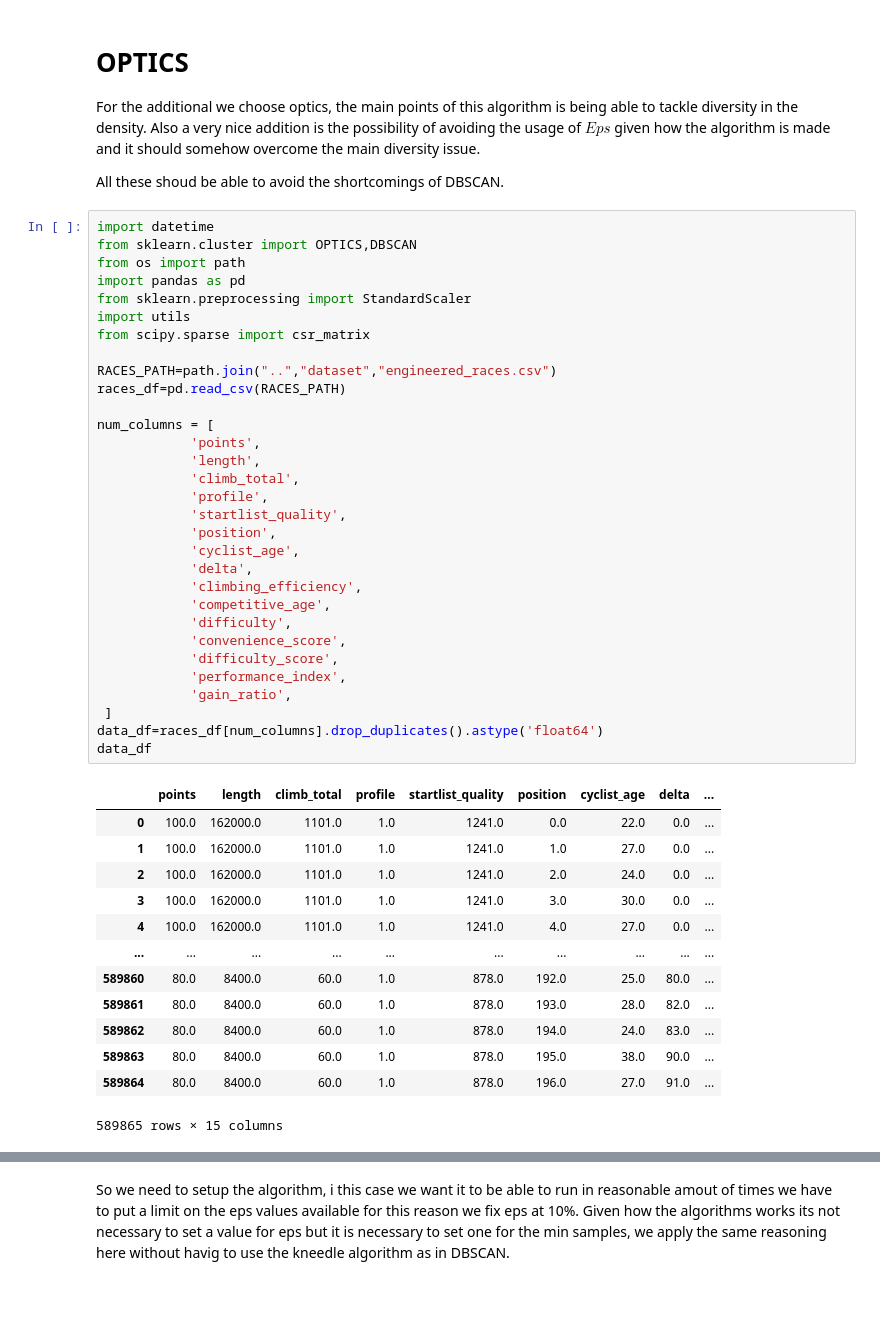
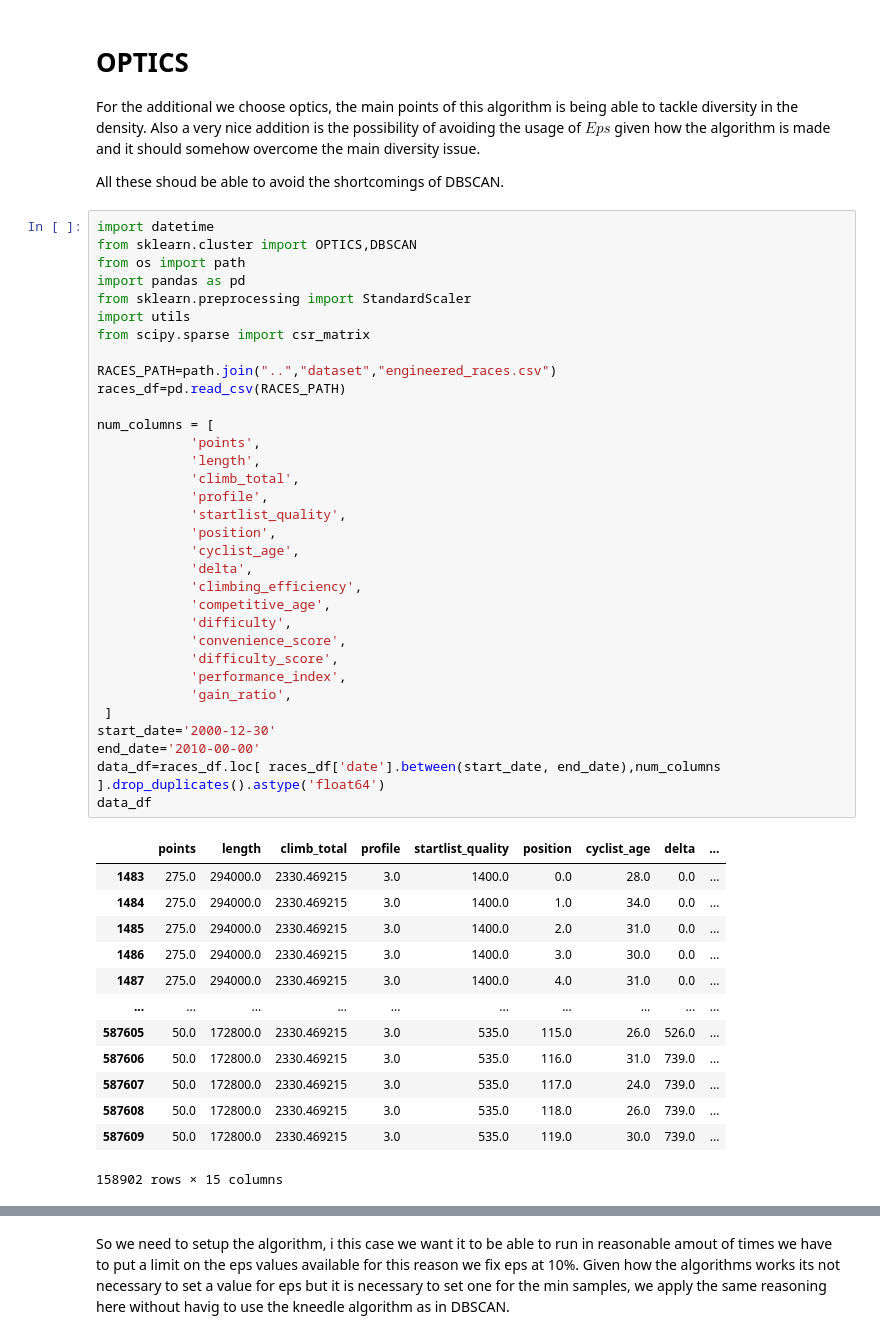
Before and after one commit to DadeOrsu/dm_project24_group_6, a Jupyter notebook: src/task3_clustering/optics.ipynb, the cells around one changed output, grey strips where cells are left out. Cells and saved outputs as stored; diff of their text form; blank space fills up the shorter version.

```diff
--- a/src/task3_clustering/optics.ipynb
+++ b/src/task3_clustering/optics.ipynb
@@ -9,46 +9,48 @@ import datetime
 from sklearn.cluster import OPTICS,DBSCAN
 from os import path
 import pandas as pd
 from sklearn.preprocessing import StandardScaler
 import utils
 from scipy.sparse import csr_matrix
 
 RACES_PATH=path.join("..","dataset","engineered_races.csv")
 races_df=pd.read_csv(RACES_PATH)
 
 num_columns = [
             'points',
             'length',
             'climb_total',
             'profile',
             'startlist_quality',
             'position',
             'cyclist_age',
             'delta',
             'climbing_efficiency',
             'competitive_age',
             'difficulty',
             'convenience_score',
             'difficulty_score',
             'performance_index',
             'gain_ratio',
  ]
-data_df=races_df[num_columns].drop_duplicates().astype('float64')
+start_date='2000-12-30'
+end_date='2010-00-00'
+data_df=races_df.loc[ races_df['date'].between(start_date, end_date),num_columns ].drop_duplicates().astype('float64')
 data_df
 # %% [output]
 |  | points | length | climb_total | profile | startlist_quality | position | cyclist_age | delta | ... |
-| 0 | 100.0 | 162000.0 | 1101.0 | 1.0 | 1241.0 | 0.0 | 22.0 | 0.0 | ... |
-| 1 | 100.0 | 162000.0 | 1101.0 | 1.0 | 1241.0 | 1.0 | 27.0 | 0.0 | ... |
-| 2 | 100.0 | 162000.0 | 1101.0 | 1.0 | 1241.0 | 2.0 | 24.0 | 0.0 | ... |
-| 3 | 100.0 | 162000.0 | 1101.0 | 1.0 | 1241.0 | 3.0 | 30.0 | 0.0 | ... |
-| 4 | 100.0 | 162000.0 | 1101.0 | 1.0 | 1241.0 | 4.0 | 27.0 | 0.0 | ... |
+| 1483 | 275.0 | 294000.0 | 2330.469215 | 3.0 | 1400.0 | 0.0 | 28.0 | 0.0 | ... |
+| 1484 | 275.0 | 294000.0 | 2330.469215 | 3.0 | 1400.0 | 1.0 | 34.0 | 0.0 | ... |
+| 1485 | 275.0 | 294000.0 | 2330.469215 | 3.0 | 1400.0 | 2.0 | 31.0 | 0.0 | ... |
+| 1486 | 275.0 | 294000.0 | 2330.469215 | 3.0 | 1400.0 | 3.0 | 30.0 | 0.0 | ... |
+| 1487 | 275.0 | 294000.0 | 2330.469215 | 3.0 | 1400.0 | 4.0 | 31.0 | 0.0 | ... |
 | ... | ... | ... | ... | ... | ... | ... | ... | ... | ... |
-| 589860 | 80.0 | 8400.0 | 60.0 | 1.0 | 878.0 | 192.0 | 25.0 | 80.0 | ... |
-| 589861 | 80.0 | 8400.0 | 60.0 | 1.0 | 878.0 | 193.0 | 28.0 | 82.0 | ... |
-| 589862 | 80.0 | 8400.0 | 60.0 | 1.0 | 878.0 | 194.0 | 24.0 | 83.0 | ... |
-| 589863 | 80.0 | 8400.0 | 60.0 | 1.0 | 878.0 | 195.0 | 38.0 | 90.0 | ... |
-| 589864 | 80.0 | 8400.0 | 60.0 | 1.0 | 878.0 | 196.0 | 27.0 | 91.0 | ... |
+| 587605 | 50.0 | 172800.0 | 2330.469215 | 3.0 | 535.0 | 115.0 | 26.0 | 526.0 | ... |
+| 587606 | 50.0 | 172800.0 | 2330.469215 | 3.0 | 535.0 | 116.0 | 31.0 | 739.0 | ... |
+| 587607 | 50.0 | 172800.0 | 2330.469215 | 3.0 | 535.0 | 117.0 | 24.0 | 739.0 | ... |
+| 587608 | 50.0 | 172800.0 | 2330.469215 | 3.0 | 535.0 | 118.0 | 26.0 | 739.0 | ... |
+| 587609 | 50.0 | 172800.0 | 2330.469215 | 3.0 | 535.0 | 119.0 | 30.0 | 739.0 | ... |
-589865 rows × 15 columns
+158902 rows × 15 columns
 # %%
 from sklearn.preprocessing import StandardScaler
 
```
Also changed, not shown: parts of 9 cells of this notebook.
